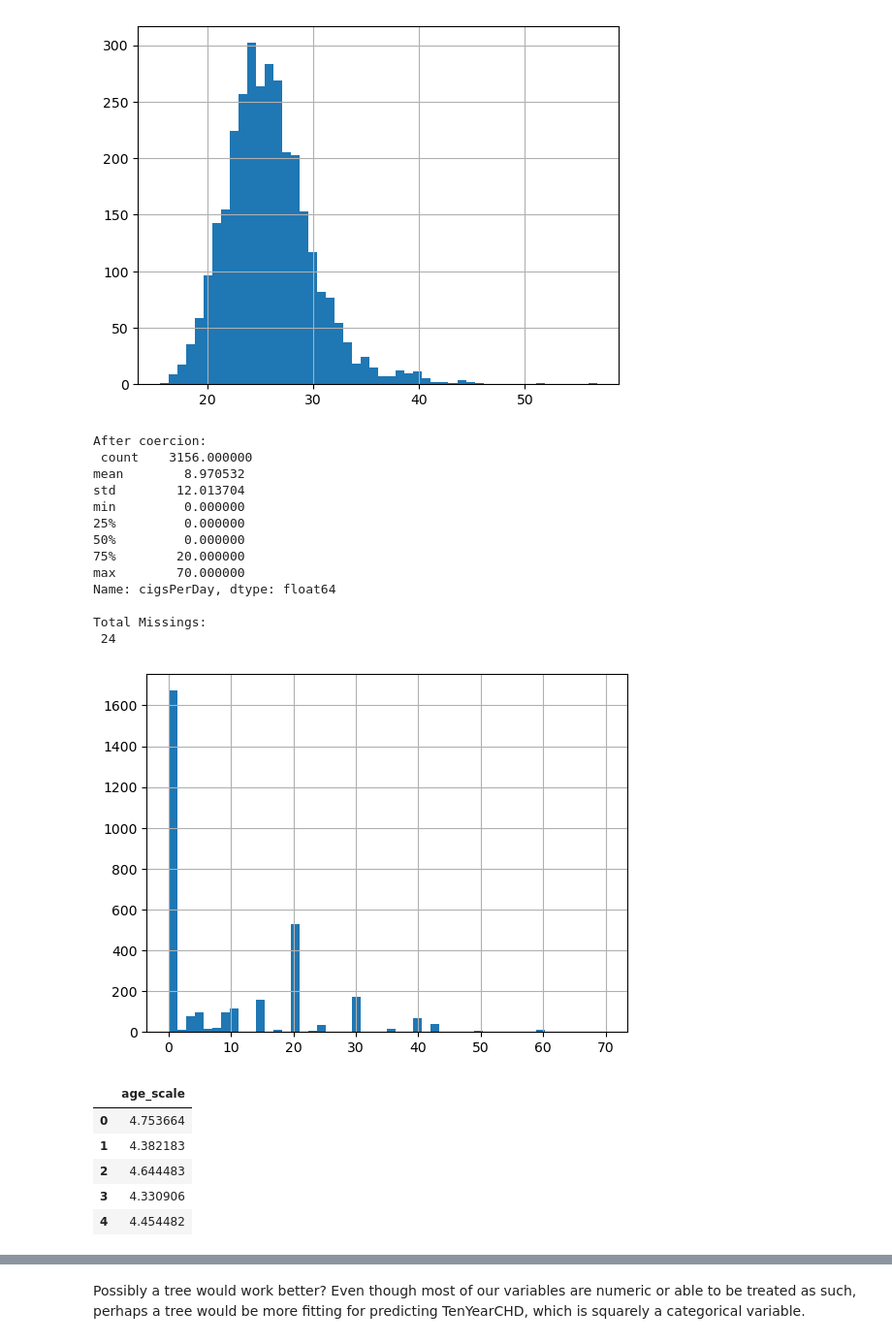
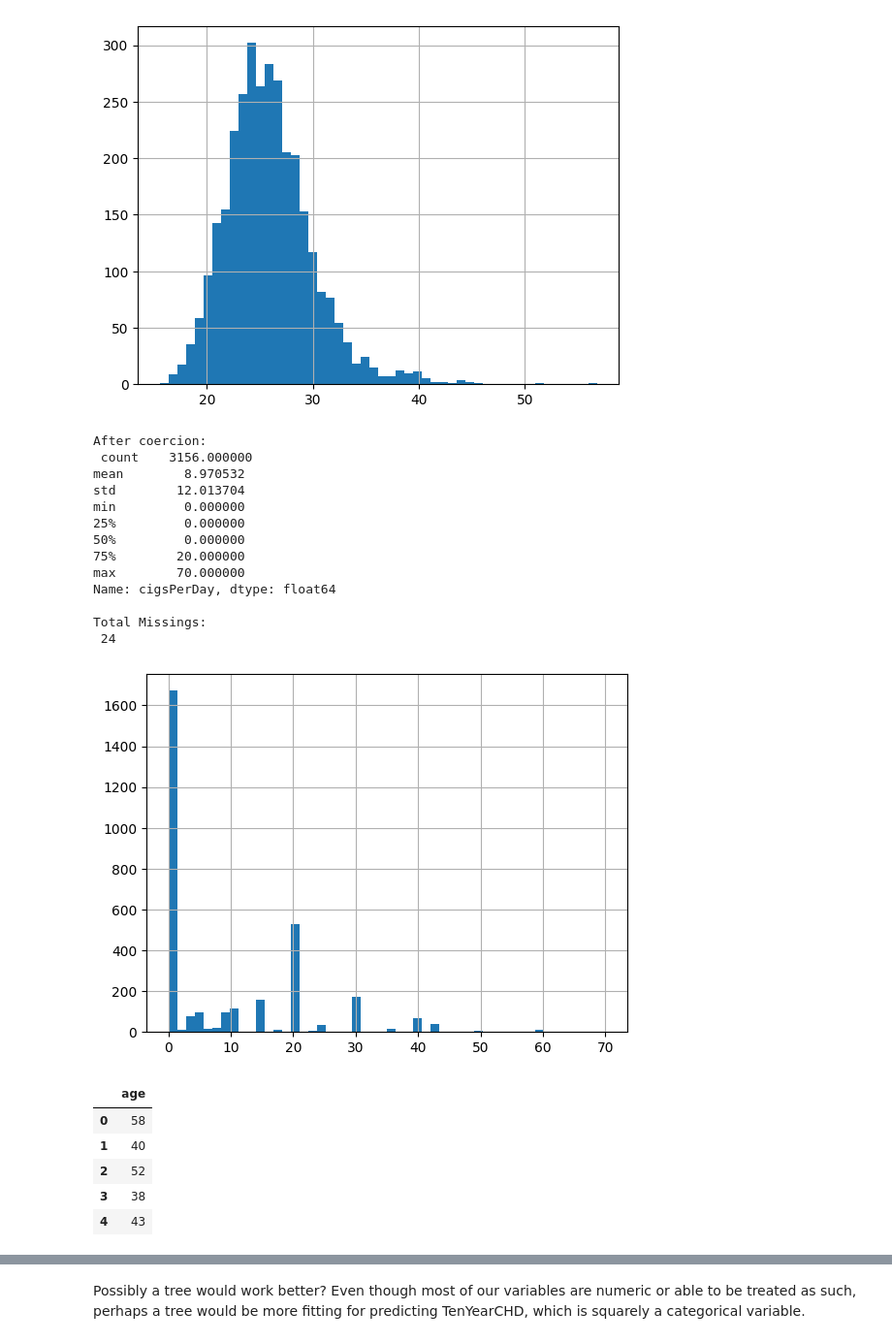
Before and after one commit to vnewsome/project_chd, a Jupyter notebook: ML_project2.ipynb, the cells around one changed output, grey strips where cells are left out. Shown at 97% size. Saved outputs shown, nothing was run; the diff lists cells and outputs as text; code cells hidden in the pictures.

```diff
--- a/ML_project2.ipynb
+++ b/ML_project2.ipynb
@@ -15,7 +15,7 @@ import seaborn as sns
 # %%
 # NOTE: training data = data; test data = tdata
 # load the training data
-data = pd.read_csv("fhs_train.csv", low_memory=False)
+data = pd.read_csv("/content/project_chd/fhs_train.csv", low_memory=False)
 # %%
 # examining training data
 data.head()
@@ -268,7 +268,7 @@ Name: cigsPerDay, dtype: float64
 
 Total Missings:
  24
-[figure, old version]
+[figure, new version]
 # %%
 # Relatively few missings, so imputed values
 data['totChol_impute'] = data['totChol'].fillna(data['totChol'].mean)
@@ -280,21 +280,20 @@ data['totChol_impute'] = pd.to_numeric(data['totChol_impute'], errors='coerce')
 data['BMI_impute'] = pd.to_numeric(data['BMI_impute'], errors='coerce')
 data['cigsPerDay_impute'] = pd.to_numeric(data['cigsPerDay_impute'], errors='coerce')
 data['education'] = pd.to_numeric(data['education'], errors='coerce')
-# %%
-data['age_scale'] = np.arcsinh(data['age'])
 # %%
+data['age'] = (data['age'])
 # linear model
 from sklearn.linear_model import LinearRegression
 
-vars = ['age_scale']
+vars = ['age']
 # other vars: 'totChol_impute','BMI_impute','cigsPerDay_impute'
 
 X = data.loc[:,vars]
 X.head()
 # %% [output]
-|  | age_scale |
-| 0 | 4.753664 |
-| 1 | 4.382183 |
-| 2 | 4.644483 |
-| 3 | 4.330906 |
-| 4 | 4.454482 |
+|  | age |
+| 0 | 58 |
+| 1 | 40 |
+| 2 | 52 |
+| 3 | 38 |
+| 4 | 43 |
```
Also changed, not shown: parts of 16 cells of this notebook.
